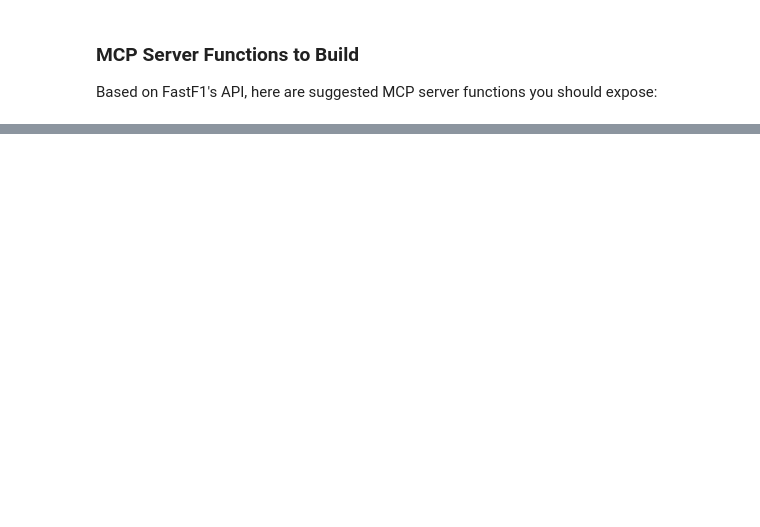
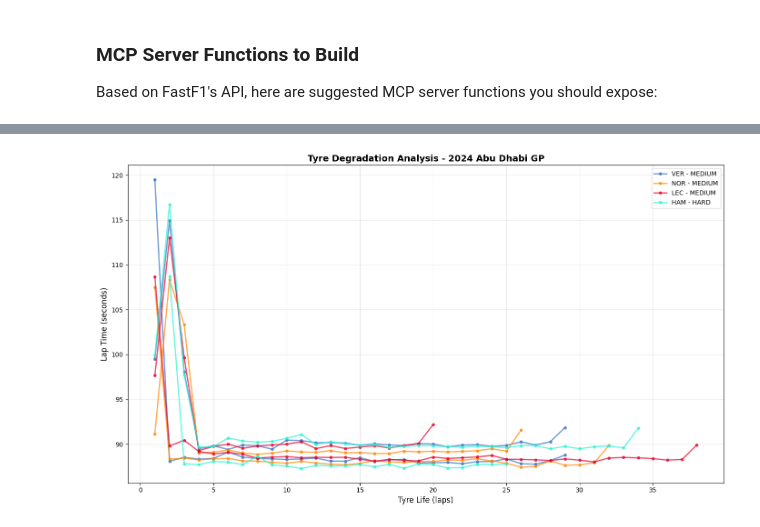
Before and after one commit to SandyShah/mcp_f1, a Jupyter notebook: fastf1_exploration.ipynb, the cells around one changed output, grey strips where cells are left out. Drawn from its saved outputs; the diff is of its cells as text; code cells hidden in the pictures; blank space fills up the shorter version.

Commit message:
added tool for tyre strategy visualization

```diff
--- a/fastf1_exploration.ipynb
+++ b/fastf1_exploration.ipynb
@@ -824,0 +848,18 @@ print("="*80)
+# %%
+# Load a recent race to explore tyre data - let's use 2024 Abu Dhabi GP
+session_tyre = fastf1.get_session(2024, 'Abu Dhabi', 'R')
+print("Loading 2024 Abu Dhabi Grand Prix - Race session...")
+session_tyre.load()
+print("Session loaded!")
+
+# Get all laps with tyre information
+laps_tyre = session_tyre.laps
+
+print(f"\nTotal laps: {len(laps_tyre)}")
+print(f"\nColumns in lap data:")
+print(laps_tyre.columns.tolist())
+
+# Display first 20 laps to see tyre information
+print(f"\nFirst 20 laps with tyre data:")
+display(laps_tyre[['Driver', 'LapNumber', 'LapTime', 'Compound', 'TyreLife',
+                    'FreshTyre', 'Team', 'Stint', 'PitInTime', 'PitOutTime']].head(20))
@@ -824,0 +1008,35 @@ print("="*80)
+# %%
+# Visualize tyre degradation - Lap time vs Tyre Life
+fig, ax = plt.subplots(figsize=(14, 8))
+
+# Plot for multiple drivers
+drivers_to_plot = ['VER', 'NOR', 'LEC', 'HAM']
+colors = ['#3671C6', '#FF8700', '#E8002D', '#27F4D2']
+
+for driver, color in zip(drivers_to_plot, colors):
+    driver_data = laps_tyre.pick_driver(driver)
+    # Filter out in/out laps and invalid times
+    driver_data = driver_data[driver_data['LapTime'].notna()]
+
+    for stint in driver_data['Stint'].unique():
+        stint_data = driver_data[driver_data['Stint'] == stint]
+        compound = stint_data['Compound'].iloc[0]
+
+        # Convert lap times to seconds for plotting
+        lap_times_sec = stint_data['LapTime'].dt.total_seconds()
+
+        label = f"{driver} - {compound}" if stint == 1 else f"{compound}"
+        ax.plot(stint_data['TyreLife'], lap_times_sec,
+                marker='o', linewidth=2, markersize=4,
+                color=color, alpha=0.7, label=label if stint == 1 else '')
+
+ax.set_xlabel('Tyre Life (laps)', fontsize=12)
+ax.set_ylabel('Lap Time (seconds)', fontsize=12)
+ax.set_title('Tyre Degradation Analysis - 2024 Abu Dhabi GP', fontsize=14, fontweight='bold')
+ax.legend(loc='best')
+ax.grid(True, alpha=0.3)
+
+plt.tight_layout()
+plt.show()
+# %% [output]
+[figure, added]
```
Also changed, not shown: parts of 10 cells of this notebook, 4 other files.
